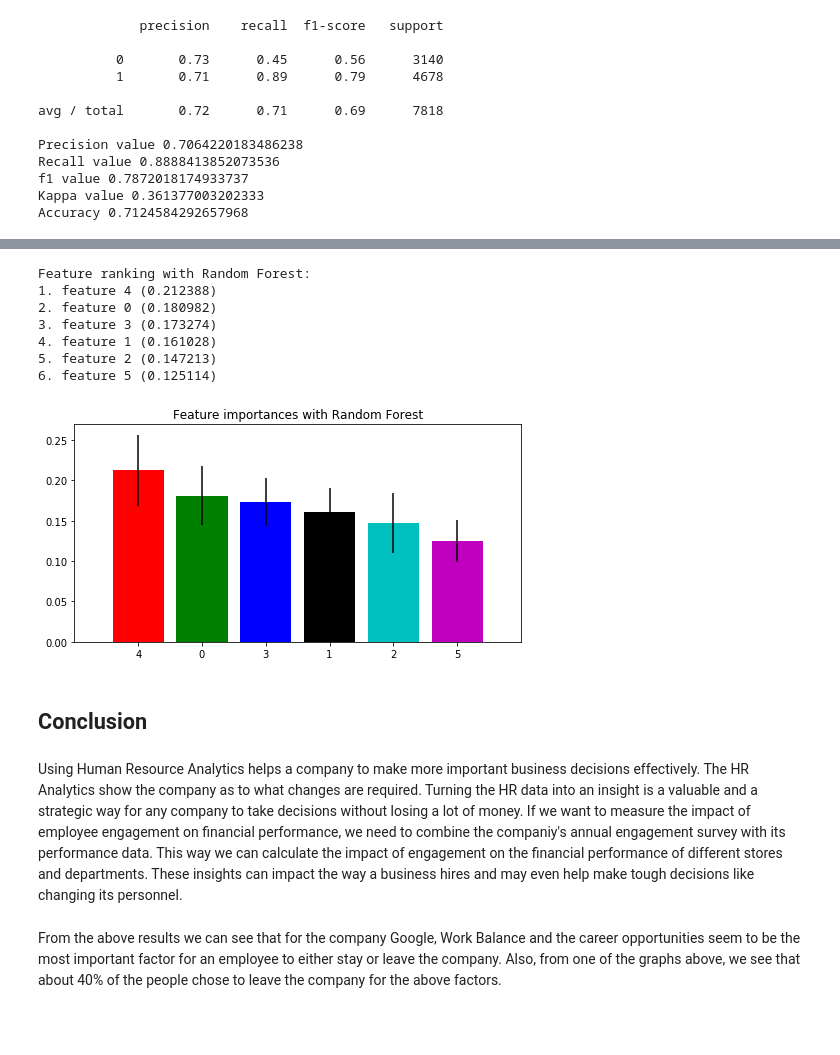
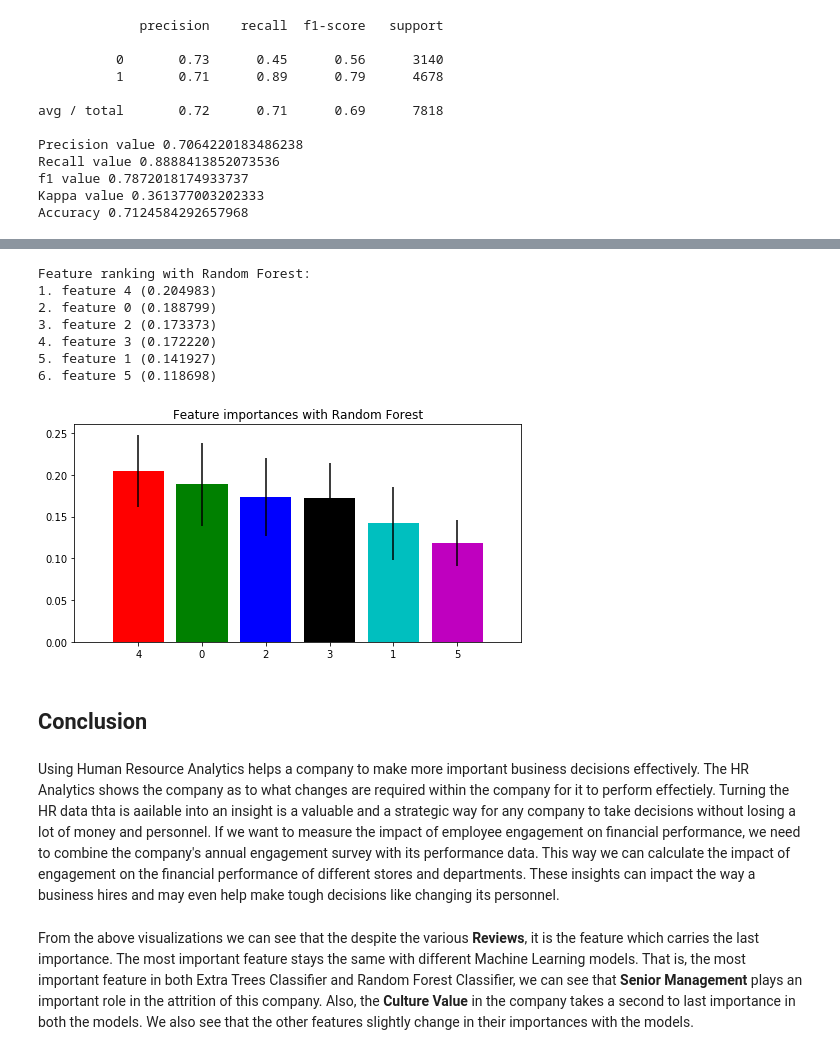
Before and after one commit to shriyaprasad/Capstone-TDIproject, a Jupyter notebook: capstone_ShriyaPrasad.ipynb, the cells around one changed output, grey strips where cells are left out. Saved outputs shown, nothing was run; the diff lists cells and outputs as text; code cells hidden in the pictures; blank space fills up the shorter version.

```diff
--- a/capstone_ShriyaPrasad.ipynb
+++ b/capstone_ShriyaPrasad.ipynb
@@ -272,7 +276,7 @@ X1 = X.iloc[:-1:]
 y1 = y[:-1]
 # %%
 #Extra Tress Classifier
-model = ExtraTreesClassifier(n_estimators=10,random_state=0)
+model = ExtraTreesClassifier(n_estimators=50,random_state=0)
 model.fit(X1,y1)
 predx = model.predict(X1)
 print(metrics.classification_report(y1,predx))
@@ -329,5 +332,5 @@ Feature ranking with Extra trees Classifier:
 # %%
-model = RandomForestClassifier()
+model = RandomForestClassifier(n_estimators=50)
 model.fit(X1,y1)
 featureimp = model.feature_importances_
 predx = model.predict(X1)
@@ -358,33 +361,31 @@ Accuracy 0.7084932207725761
 # %%
 importances = model.feature_importances_
 std = np.std([tree.feature_importances_ for tree in model.estimators_],
              axis=0)
 indices = np.argsort(importances)[::-1]
 print("Feature ranking with Random Forest:")
 
 for f in range(X.shape[1]):
     print("%d. feature %d (%f)" % (f + 1, indices[f], importances[indices[f]]))
 
 plt.figure(figsize= (8,4))
 plt.title("Feature importances with Random Forest")
-#legend = ['workbalance','culturevalue','careeropp','compbenefit','seniormgmt']
-plt.bar(range(X.shape[1]), importances[indices],
-       color="rgbkcm" , yerr=std[indices], align="center")
+plt.bar(range(X.shape[1]), importances[indices],color="rgbkcm" , yerr=std[indices], align="center")
 plt.xticks(range(X.shape[1]), indices)
 plt.xlim([-1, X.shape[1]])
 plt.show()
 # %% [output]
 Feature ranking with Random Forest:
-1. feature 4 (0.212388)
-2. feature 0 (0.180982)
-3. feature 3 (0.173274)
-4. feature 1 (0.161028)
-5. feature 2 (0.147213)
-6. feature 5 (0.125114)
+1. feature 4 (0.204983)
+2. feature 0 (0.188799)
+3. feature 2 (0.173373)
+4. feature 3 (0.172220)
+5. feature 1 (0.141927)
+6. feature 5 (0.118698)
-[figure, old version]
+[figure, new version]
 # %% [markdown]
 ## Conclusion
 # %% [markdown]
-   Using Human Resource Analytics helps a company to make more important business decisions effectively. The HR Analytics show the company as to what changes are required. Turning the HR data into an insight is a valuable and a strategic way for any company to take decisions without losing a lot of money. If we want to measure the impact of employee engagement on financial performance, we need to combine the companiy's annual engagement survey with its performance data. This way we can calculate the impact of engagement on the financial performance of different stores and departments. These insights can impact the way a business hires and may even help make tough decisions like changing its personnel.
+   Using Human Resource Analytics helps a company to make more important business decisions effectively. The HR Analytics shows the company as to what changes are required within the company for it to perform effectiely. Turning the HR data thta is aailable into an insight is a valuable and a strategic way for any company to take decisions without losing a lot of money and personnel. If we want to measure the impact of employee engagement on financial performance, we need to combine the company's annual engagement survey with its performance data. This way we can calculate the impact of engagement on the financial performance of different stores and departments. These insights can impact the way a business hires and may even help make tough decisions like changing its personnel.
-# %% [markdown]
-From the above results we can see that for the company Google, Work Balance and the career opportunities seem to be the most important factor for an employee to either stay or leave the company. Also, from one of the graphs above, we see that about 40% of the people chose to leave the company for the above factors.
+# %% [markdown]
+From the above visualizations we can see that the despite the various <b>Reviews</b>, it is the feature which carries the last importance. The most important feature stays the same with different Machine Learning models. That is, the most important feature in both Extra Trees Classifier and Random Forest Classifier, we can see that <b>Senior Management</b> plays an important role in the attrition of this company. Also, the <b>Culture Value</b> in the company takes a second to last importance in both the models. We also see that the other features slightly change in their importances with the models.
```
Also changed, not shown: parts of 6 cells of this notebook.
